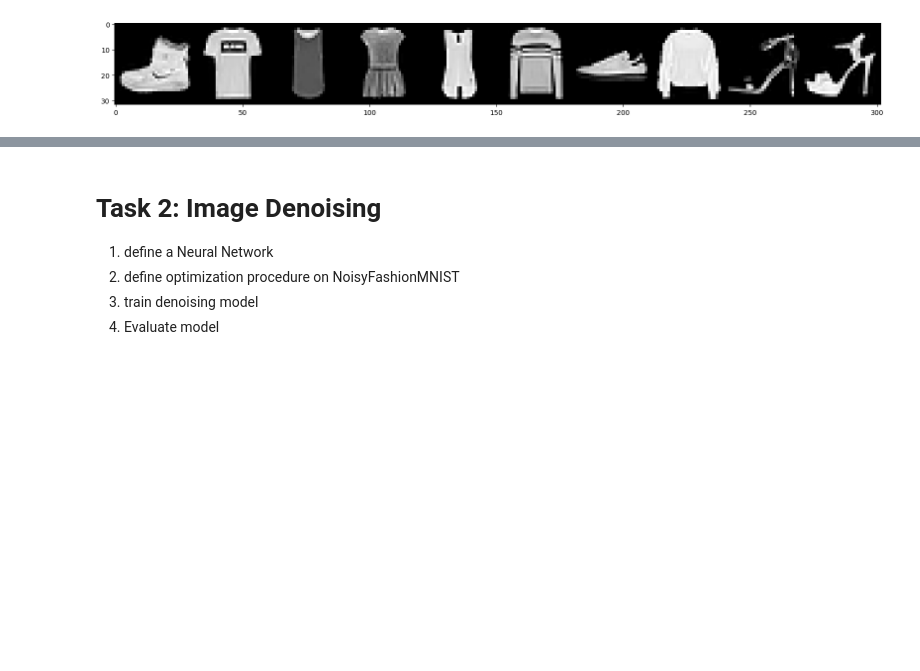
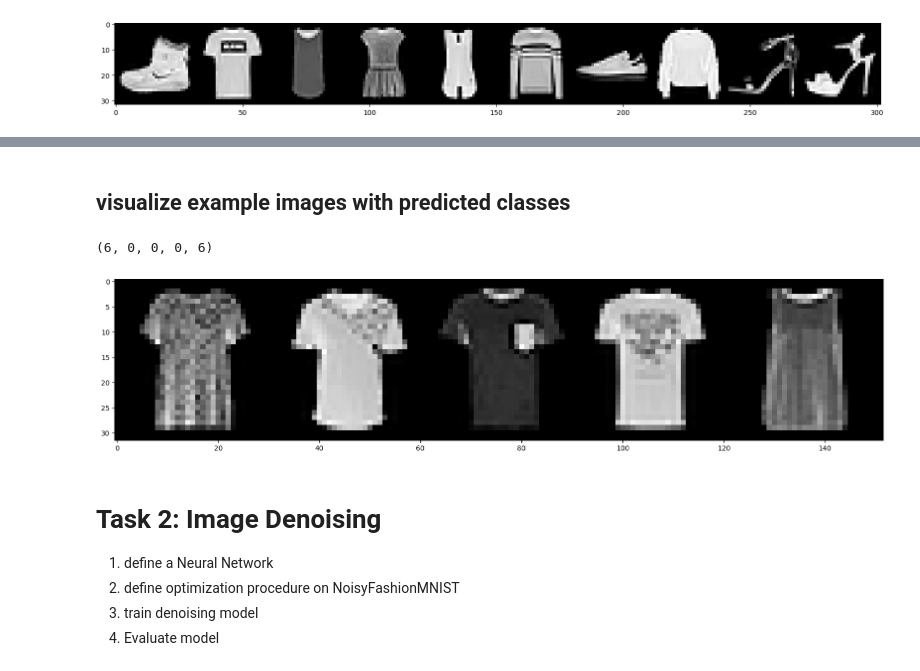
Before and after one commit to Mo20DE/AIA, a Jupyter notebook: Exercise 4/Exercise4.ipynb, the cells around one changed output, grey strips where cells are left out. Cells and saved outputs as stored; diff of their text form; code cells hidden in the pictures; blank space fills up the shorter version.

```diff
--- a/Exercise 4/Exercise4.ipynb
+++ b/Exercise 4/Exercise4.ipynb
@@ -147,3 +374,33 @@ for epoch in range(1, epochs + 1):
+# %% [markdown]
+## visualize example images with predicted classes
+# %%
+import random
+
+def visualize_examples(class_idx, amount, dataset = test_dataset):
+    predictions = []
+    for data, target in test_dataset:
+        data = data.to(device)
+        out = model(data.unsqueeze(0))
+        pred = out.argmax(dim=1, keepdim=True)
+        predictions.append(pred.item())
+
+    # Indices with same class
+    random_indices = torch.where(torch.tensor(predictions) == class_idx)[0].tolist()
+    indices = random.sample(random_indices, amount)
+
+    # From "Training-Example.ipynb"
+    x,y = zip(*[dataset[i] for i in indices])
+    x = torch.stack(x)
+
+    grid_img = torchvision.utils.make_grid(x, nrow=amount)
+    plt.figure(figsize=(20,5))
+    plt.imshow(grid_img.permute(1, 2, 0))
+    print(y)
+
+visualize_examples(class_idx = 0, amount = 5)
+# %% [output]
+(6, 0, 0, 0, 6)
+[figure, added]
 # %% [markdown]
 # Task 2: Image Denoising
 1. define a Neural Network
```
Also changed, not shown: parts of 46 cells of this notebook.
